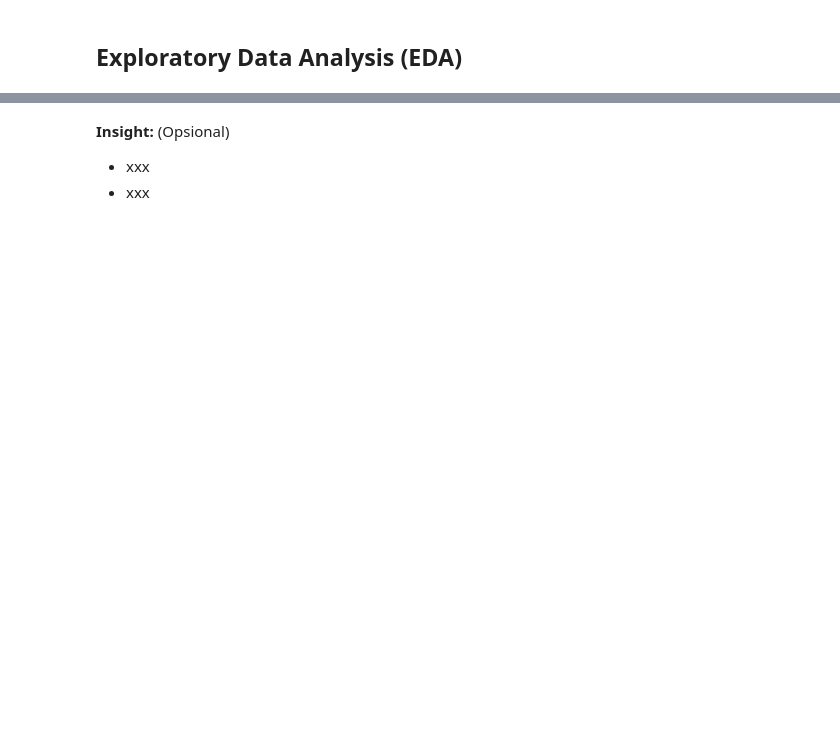
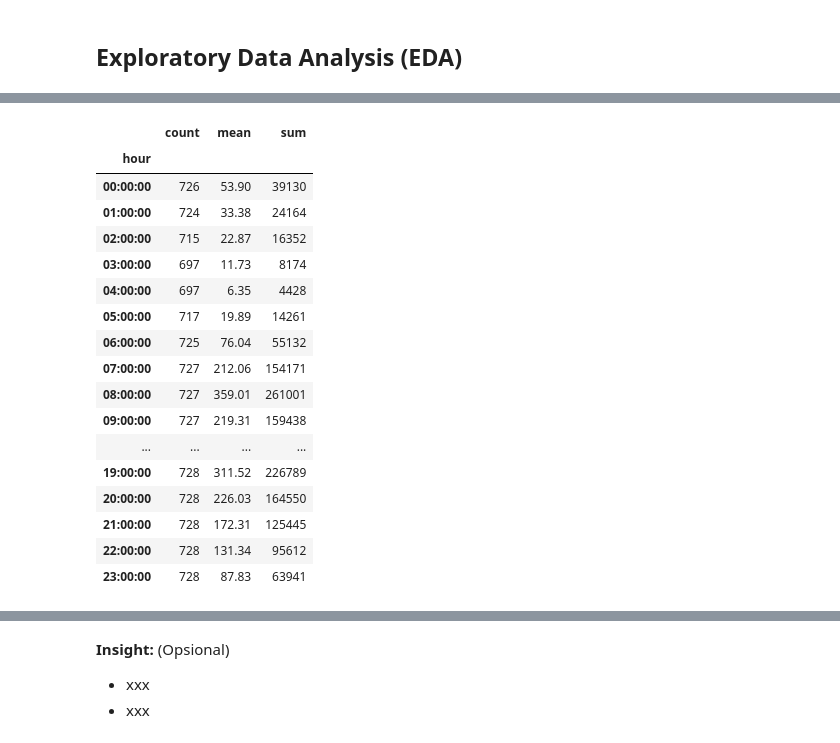
Before and after one commit to muchammadwr/bike-sharing-demand-analysis, a Jupyter notebook: submission/Proyek_Analisis_Data.ipynb, the cells around one changed output, grey strips where cells are left out. Cells and saved outputs as stored; diff of their text form; code cells hidden in the pictures; blank space fills up the shorter version.

```diff
--- a/submission/Proyek_Analisis_Data.ipynb
+++ b/submission/Proyek_Analisis_Data.ipynb
@@ -446,0 +836,22 @@ daily_df.head()
+# %%
+# rented by hour
+hourly_df.groupby("hour")["count"].agg({"sum", "mean", "count"}).round(2)
+# %% [output]
+|  | count | mean | sum |
+| hour |  |  |  |
+| 00:00:00 | 726 | 53.90 | 39130 |
+| 01:00:00 | 724 | 33.38 | 24164 |
+| 02:00:00 | 715 | 22.87 | 16352 |
+| 03:00:00 | 697 | 11.73 | 8174 |
+| 04:00:00 | 697 | 6.35 | 4428 |
+| 05:00:00 | 717 | 19.89 | 14261 |
+| 06:00:00 | 725 | 76.04 | 55132 |
+| 07:00:00 | 727 | 212.06 | 154171 |
+| 08:00:00 | 727 | 359.01 | 261001 |
+| 09:00:00 | 727 | 219.31 | 159438 |
+| ... | ... | ... | ... |
+| 19:00:00 | 728 | 311.52 | 226789 |
+| 20:00:00 | 728 | 226.03 | 164550 |
+| 21:00:00 | 728 | 172.31 | 125445 |
+| 22:00:00 | 728 | 131.34 | 95612 |
+| 23:00:00 | 728 | 87.83 | 63941 |
```
Also changed, not shown: parts of 82 cells of this notebook.
